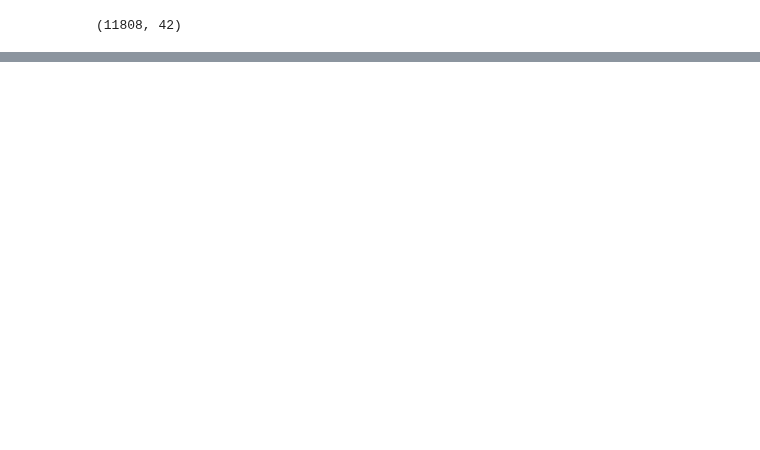
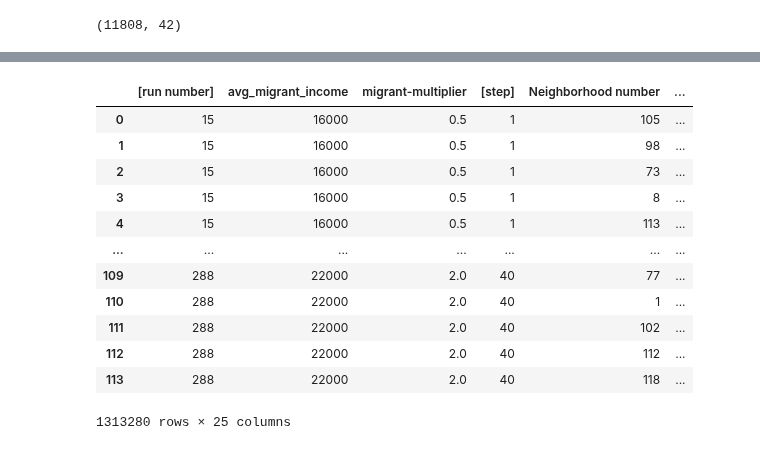
Before and after one commit to J-h-V/OpenDataDenHaag, a Jupyter notebook: Python/Results 4.ipynb, the cells around one changed output, grey strips where cells are left out. Saved outputs shown, nothing was run; the diff lists cells and outputs as text; code cells hidden in the pictures; blank space fills up the shorter version.

```diff
--- a/Python/Results 4.ipynb
+++ b/Python/Results 4.ipynb
@@ -45,2 +30,44 @@ df
 # %%
 #shape of the imported file vs reduced files shows only step[0] of each run has no results. Great news!
+# %%
+#I found this code to make dict from long list.
+def listToDict(lst):
+    op = {lst[i]: lst[i + 1] for i in range(0, len(lst), 2)}
+    return op
+# %%
+steps = []
+n_steps = 20000
+for index, row in tqdm(df.iloc[:n_steps,:].iterrows(), total=n_steps):
+    l = []
+    for column in df.columns[:4]:
+        x = row[column]
+        new_df = pd.DataFrame(index=np.arange(0,114), columns=[column])
+        new_df[column] = x
+        l.append(new_df)
+    for column in df.columns[4:]:
+        x = row[column].replace("[","").replace("]","").split(" ")
+        d = listToDict(x)
+        new_df = pd.DataFrame(index=np.arange(0, len(d)), columns=['Neighborhood number', column])
+        new_df['Neighborhood number'] = [*d]
+        new_df[column] = list(d.values())
+        l.append(new_df)
+        # empty_df.loc[index, column] = x
+    steps.append(pd.concat(l, axis=1))
+# %%
+full_df = pd.concat(steps).loc[:,~pd.concat(steps).columns.duplicated()]
+# %%
+full_df
+# %% [output]
+|  | [run number] | avg_migrant_income | migrant-multiplier | [step] | Neighborhood number | ... |
+| 0 | 15 | 16000 | 0.5 | 1 | 105 | ... |
+| 1 | 15 | 16000 | 0.5 | 1 | 98 | ... |
+| 2 | 15 | 16000 | 0.5 | 1 | 73 | ... |
+| 3 | 15 | 16000 | 0.5 | 1 | 8 | ... |
+| 4 | 15 | 16000 | 0.5 | 1 | 113 | ... |
+| ... | ... | ... | ... | ... | ... | ... |
+| 109 | 288 | 22000 | 2.0 | 40 | 77 | ... |
+| 110 | 288 | 22000 | 2.0 | 40 | 1 | ... |
+| 111 | 288 | 22000 | 2.0 | 40 | 102 | ... |
+| 112 | 288 | 22000 | 2.0 | 40 | 112 | ... |
+| 113 | 288 | 22000 | 2.0 | 40 | 118 | ... |
+1313280 rows × 25 columns
```
Also changed, not shown: parts of 6 cells of this notebook, 8 other files.
